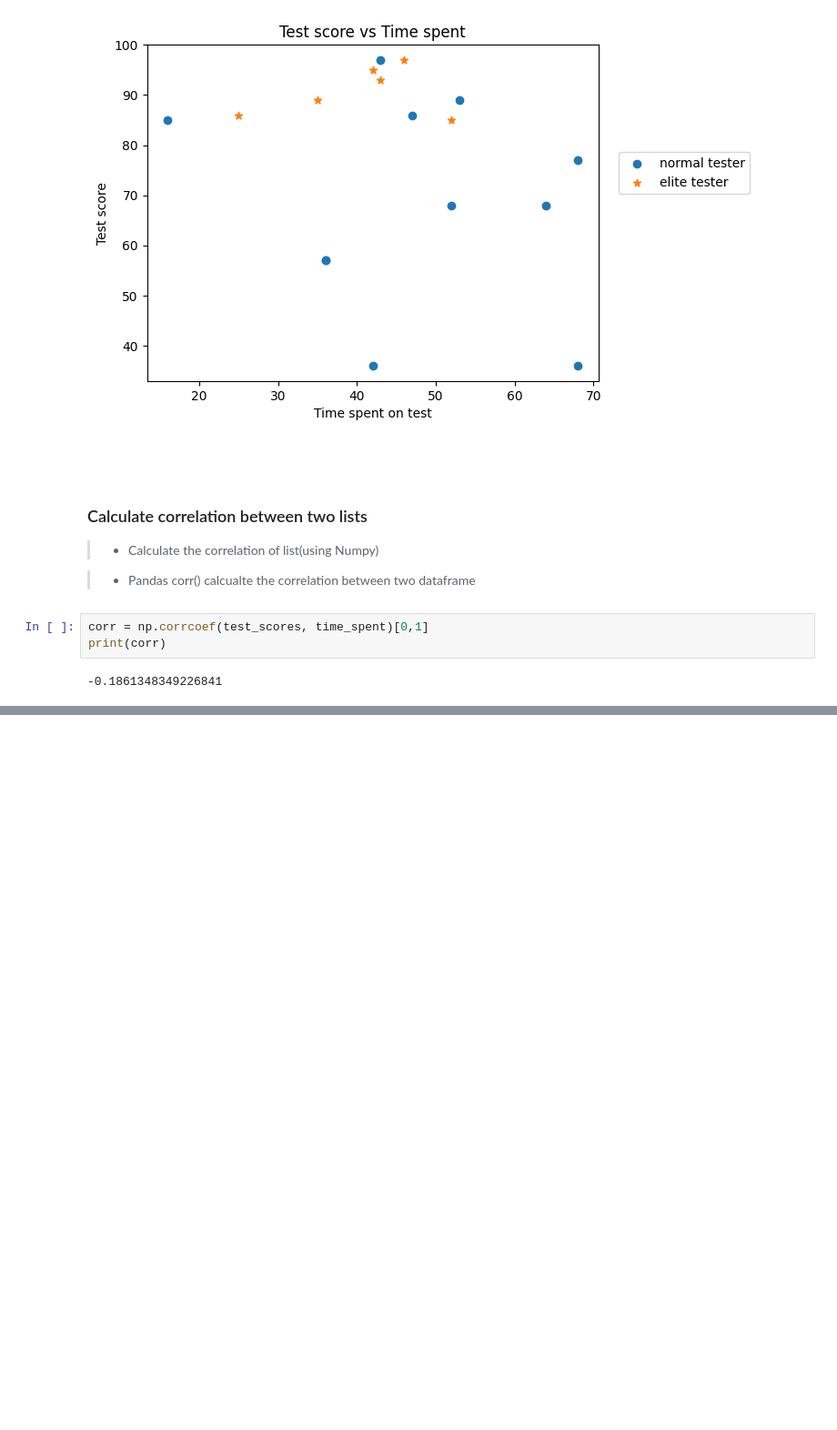
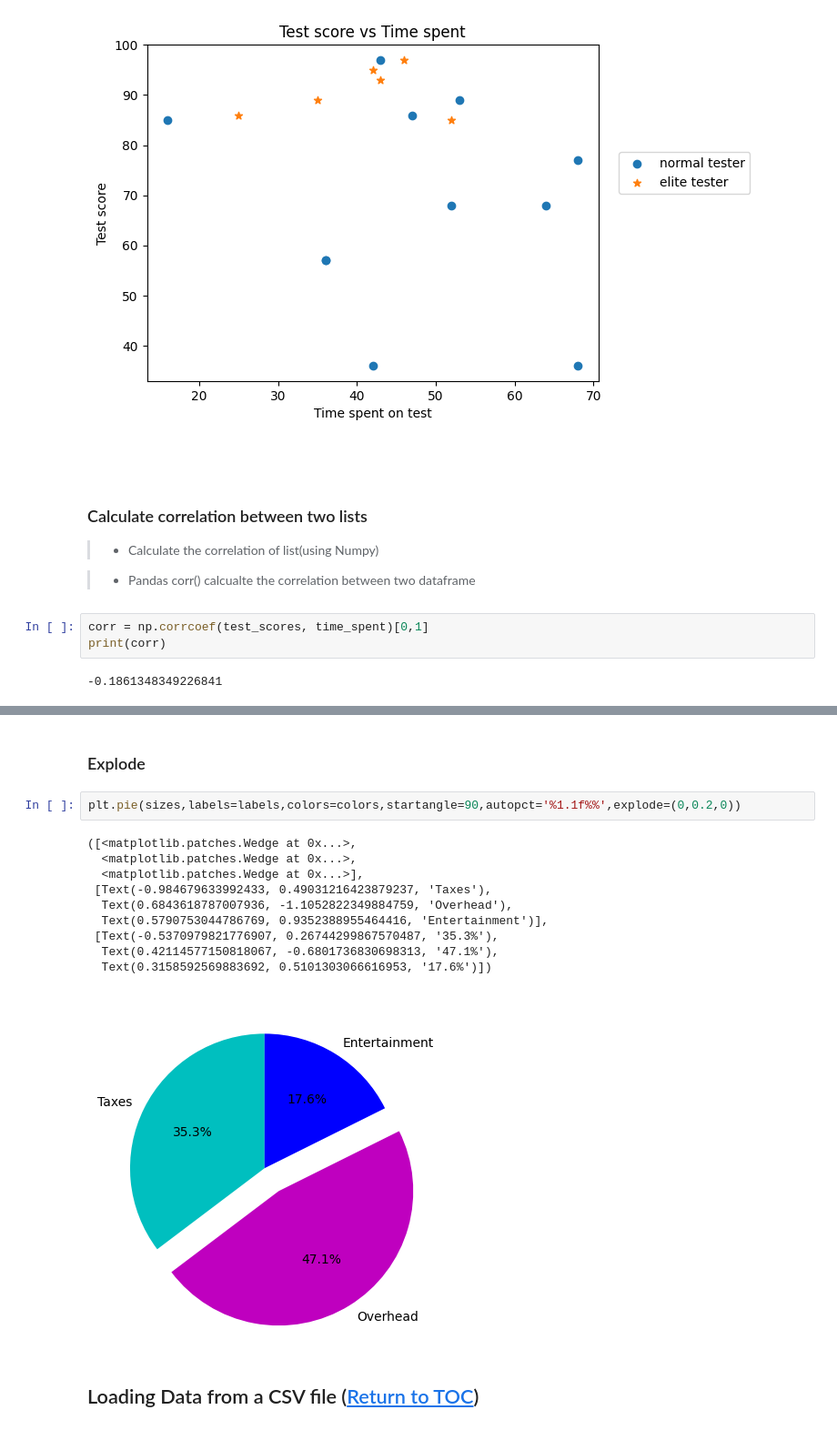
Before and after one commit to thestorytellerMichael/DataVisuaization_Matplotlib, a Jupyter notebook: Matplotlib.ipynb, the cells around one changed output, grey strips where cells are left out. Shown: that part at 91% size. Cells and saved outputs as stored; diff of their text form; blank space fills up the shorter version.

```diff
--- a/Matplotlib.ipynb
+++ b/Matplotlib.ipynb
@@ -210,0 +267,18 @@ print(corr)
+# %% [markdown]
+### Explode
+# %%
+plt.pie(sizes,labels=labels,colors=colors,startangle=90,autopct='%1.1f%%',explode=(0,0.2,0))
+# %% [output]
+([<matplotlib.patches.Wedge at 0x...>,
+  <matplotlib.patches.Wedge at 0x...>,
+  <matplotlib.patches.Wedge at 0x...>],
+ [Text(-0.984679633992433, 0.49031216423879237, 'Taxes'),
+  Text(0.6843618787007936, -1.1052822349884759, 'Overhead'),
+  Text(0.5790753044786769, 0.9352388955464416, 'Entertainment')],
+ [Text(-0.5370979821776907, 0.26744299867570487, '35.3%'),
+  Text(0.42114577150818067, -0.6801736830698313, '47.1%'),
+  Text(0.3158592569883692, 0.5101303066616953, '17.6%')])
+[figure, added]
+# %% [markdown]
+<a name='cell-CSV'></a>
+## Loading Data from a CSV file ([Return to TOC](#cell-toc))
```
Also changed, not shown: parts of 6 cells of this notebook.
